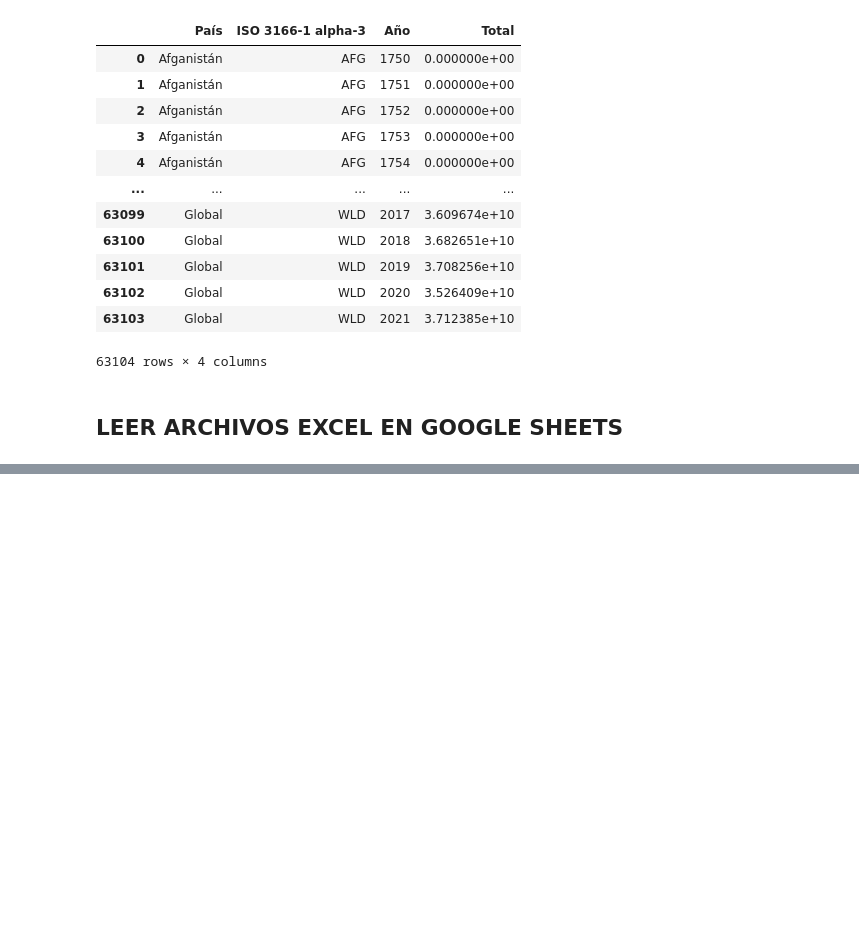
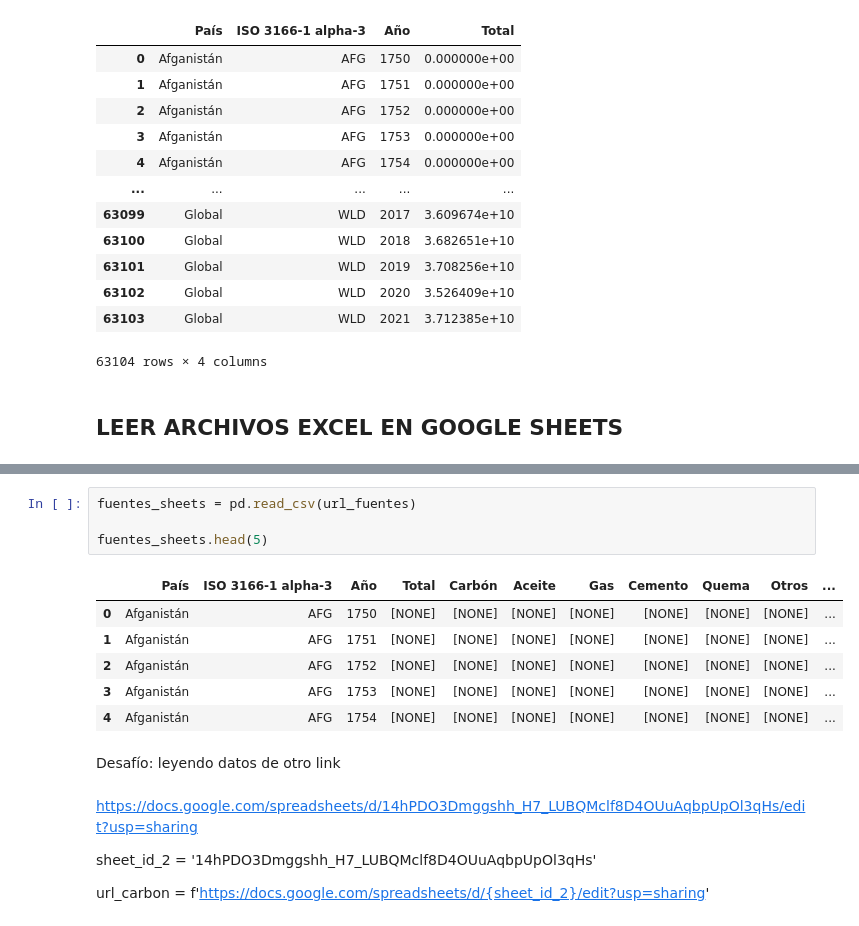
Before and after one commit to yuri19762008/001_ORACLE, a Jupyter notebook: 007_LEER_ARCHIVOS_EXCEL/archivos_excel.ipynb, the cells around one changed output, grey strips where cells are left out. Drawn from its saved outputs; the diff is of its cells as text; blank space fills up the shorter version.

Commit message:
leyendo_archivos_excel_pandas

```diff
--- a/007_LEER_ARCHIVOS_EXCEL/archivos_excel.ipynb
+++ b/007_LEER_ARCHIVOS_EXCEL/archivos_excel.ipynb
@@ -118,0 +191,19 @@ pd.read_excel("emisiones_CO2_intervalo.xlsx")
+# %%
+fuentes_sheets = pd.read_csv(url_fuentes)
+
+fuentes_sheets.head(5)
+# %% [output]
+|  | País | ISO 3166-1 alpha-3 | Año | Total | Carbón | Aceite | Gas | Cemento | Quema | Otros | ... |
+| 0 | Afganistán | AFG | 1750 | [NONE] | [NONE] | [NONE] | [NONE] | [NONE] | [NONE] | [NONE] | ... |
+| 1 | Afganistán | AFG | 1751 | [NONE] | [NONE] | [NONE] | [NONE] | [NONE] | [NONE] | [NONE] | ... |
+| 2 | Afganistán | AFG | 1752 | [NONE] | [NONE] | [NONE] | [NONE] | [NONE] | [NONE] | [NONE] | ... |
+| 3 | Afganistán | AFG | 1753 | [NONE] | [NONE] | [NONE] | [NONE] | [NONE] | [NONE] | [NONE] | ... |
+| 4 | Afganistán | AFG | 1754 | [NONE] | [NONE] | [NONE] | [NONE] | [NONE] | [NONE] | [NONE] | ... |
+# %% [markdown]
+Desafío: leyendo datos de otro link
+# %% [markdown]
+https://docs.google.com/spreadsheets/d/14hPDO3Dmggshh_H7_LUBQMclf8D4OUuAqbpUpOl3qHs/edit?usp=sharing
+
+sheet_id_2 = '14hPDO3Dmggshh_H7_LUBQMclf8D4OUuAqbpUpOl3qHs'
+
+url_carbon = f'https://docs.google.com/spreadsheets/d/{sheet_id_2}/edit?usp=sharing'
```
Also changed, not shown: parts of 11 cells of this notebook, 1 other file.
